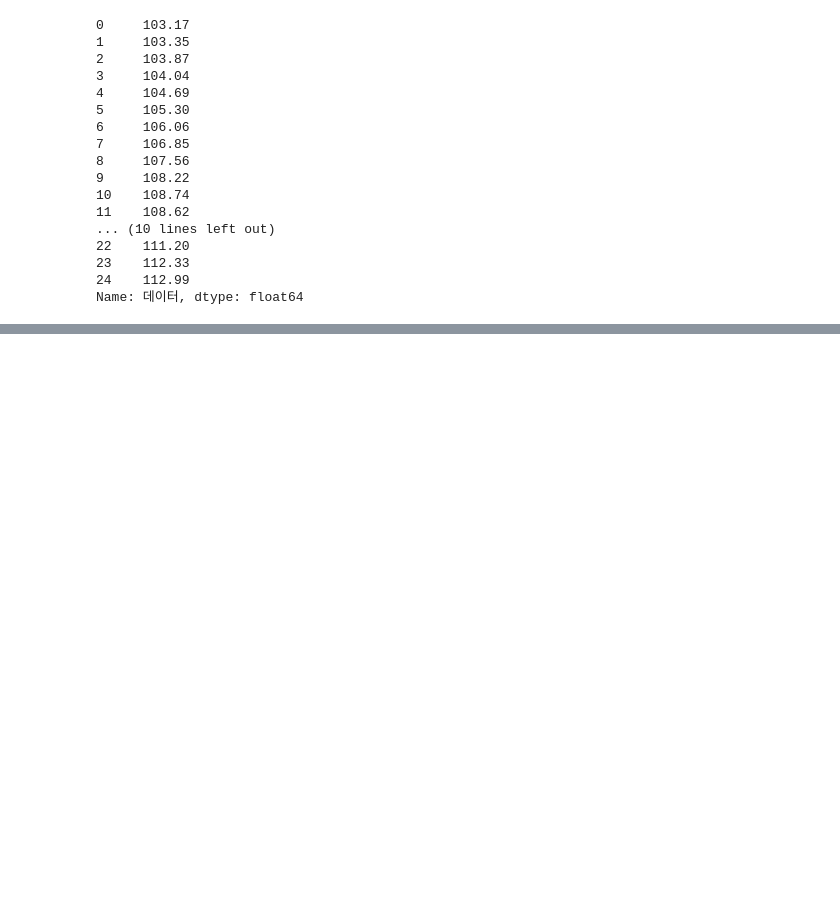
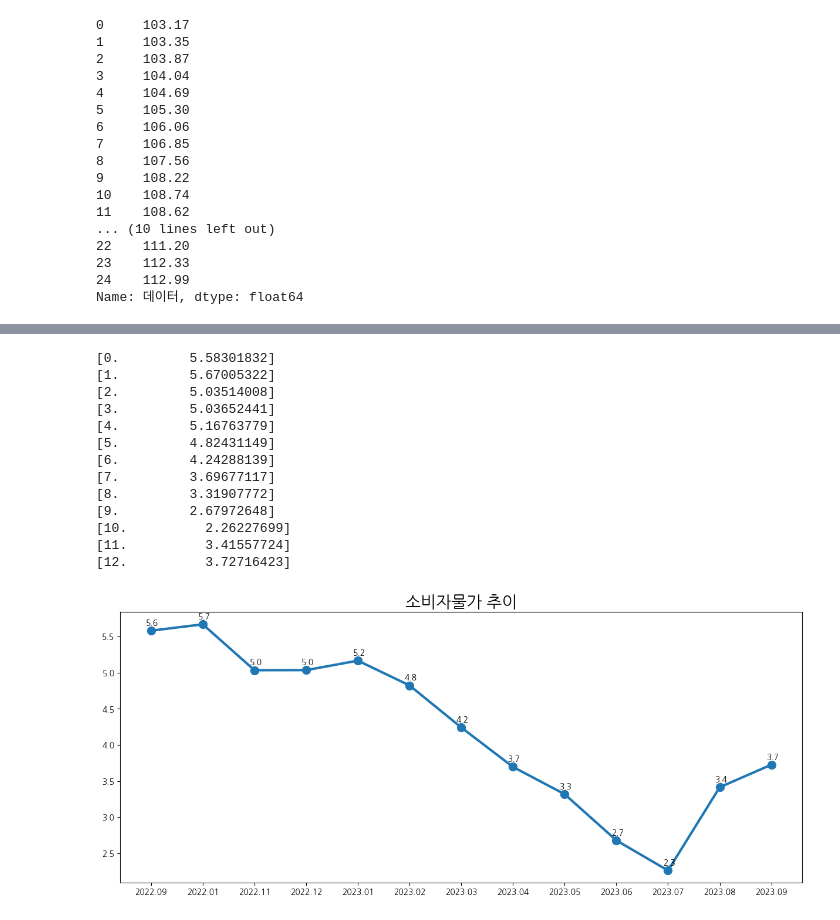
Before and after one commit to won195/TIL, a Jupyter notebook: [통계청X오늘코드]_파이썬_활용_TIP_①국가통계포털(KOSIS)자료로_데이터_로드하기.ipynb, the cells around one changed output, grey strips where cells are left out. Cells and saved outputs as stored; diff of their text form; code cells hidden in the pictures; blank space fills up the shorter version.

```diff
--- a/[통계청X오늘코드]_파이썬_활용_TIP_①국가통계포털(KOSIS)자료로_데이터_로드하기.ipynb
+++ b/[통계청X오늘코드]_파이썬_활용_TIP_①국가통계포털(KOSIS)자료로_데이터_로드하기.ipynb
@@ -92,0 +211,34 @@ Name: 데이터, dtype: float64
+# %%
+fig = plt.figure(figsize=(15, 6))
+
+ax = fig.add_subplot()
+
+line_plot = ax.plot(df_price_notnan['시점'],
+                    df_price_notnan['전년동월대비'],
+                    marker = 'o',
+                    markersize = 10 ,
+                    linewidth = 3)
+
+line_plot = line_plot[0]
+
+for price_index in list(line_plot.get_xydata()):
+  print(price_index)
+  ax.text(x=price_index[0] - 0.1, y=price_index[1] + 0.075, s=f"{price_index[1]:.1f}")
+
+plt.title('소비자물가 추이', fontsize=20)
+plt.show()
+# %% [output]
+[0.         5.58301832]
+[1.         5.67005322]
+[2.         5.03514008]
+[3.         5.03652441]
+[4.         5.16763779]
+[5.         4.82431149]
+[6.         4.24288139]
+[7.         3.69677117]
+[8.         3.31907772]
+[9.         2.67972648]
+[10.          2.26227699]
+[11.          3.41557724]
+[12.          3.72716423]
+[figure, added]
```
Also changed, not shown: parts of 6 cells of this notebook.
